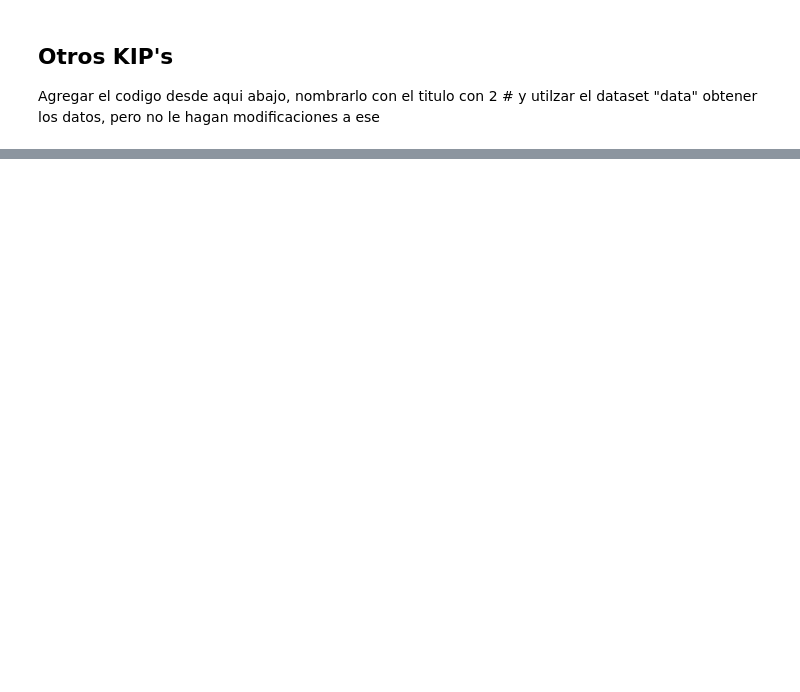
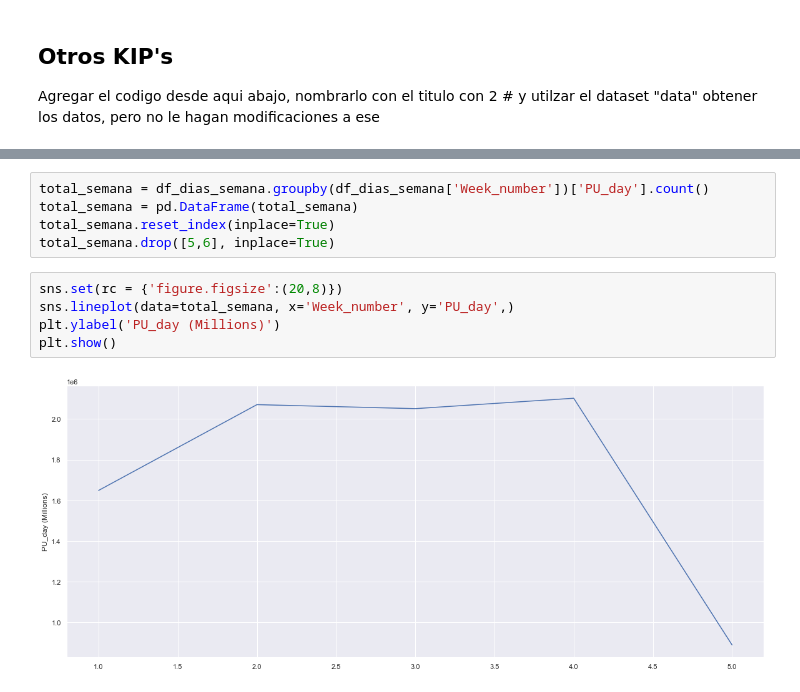
Before and after one commit to Ramirez-L/Proyecto_Taxis_Grupo_11, a Jupyter notebook: Exploracion/Dataset_Taxis.ipynb, the cells around one changed output, grey strips where cells are left out. Drawn from its saved outputs; the diff is of its cells as text; blank space fills up the shorter version.

```diff
--- a/Exploracion/Dataset_Taxis.ipynb
+++ b/Exploracion/Dataset_Taxis.ipynb
@@ -896,0 +838,12 @@ Agregar el codigo desde aqui abajo, nombrarlo con el titulo con 2 # y utilzar el
+# %%
+total_semana = df_dias_semana.groupby(df_dias_semana['Week_number'])['PU_day'].count()
+total_semana = pd.DataFrame(total_semana)
+total_semana.reset_index(inplace=True)
+total_semana.drop([5,6], inplace=True)
+# %%
+sns.set(rc = {'figure.figsize':(20,8)})
+sns.lineplot(data=total_semana, x='Week_number', y='PU_day',)
+plt.ylabel('PU_day (Millions)')
+plt.show()
+# %% [output]
+[figure, added]
```
Also changed, not shown: parts of 39 cells of this notebook.
